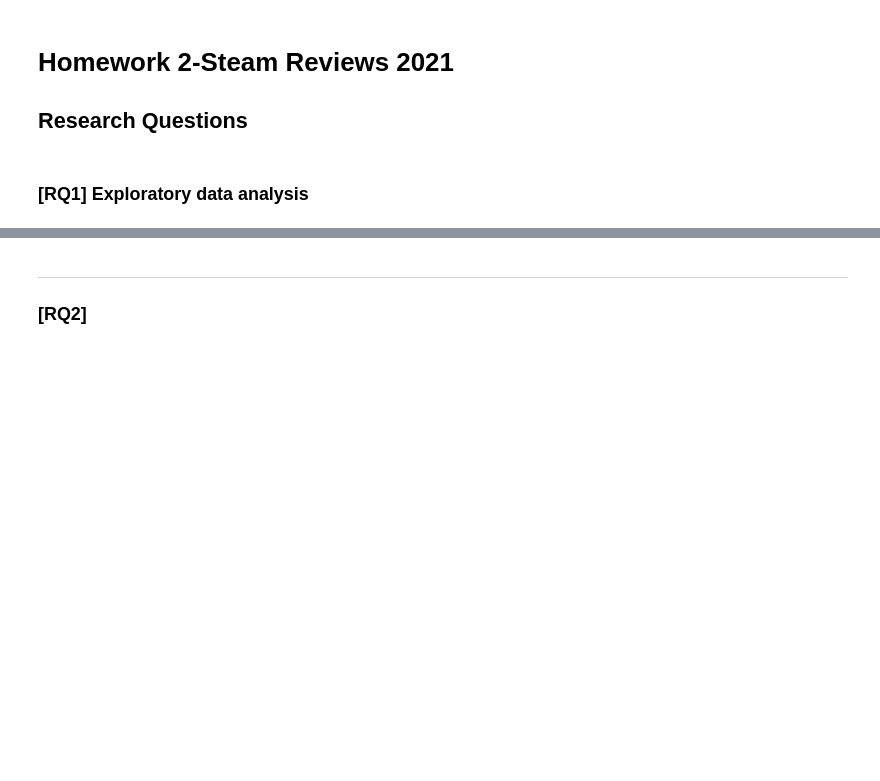
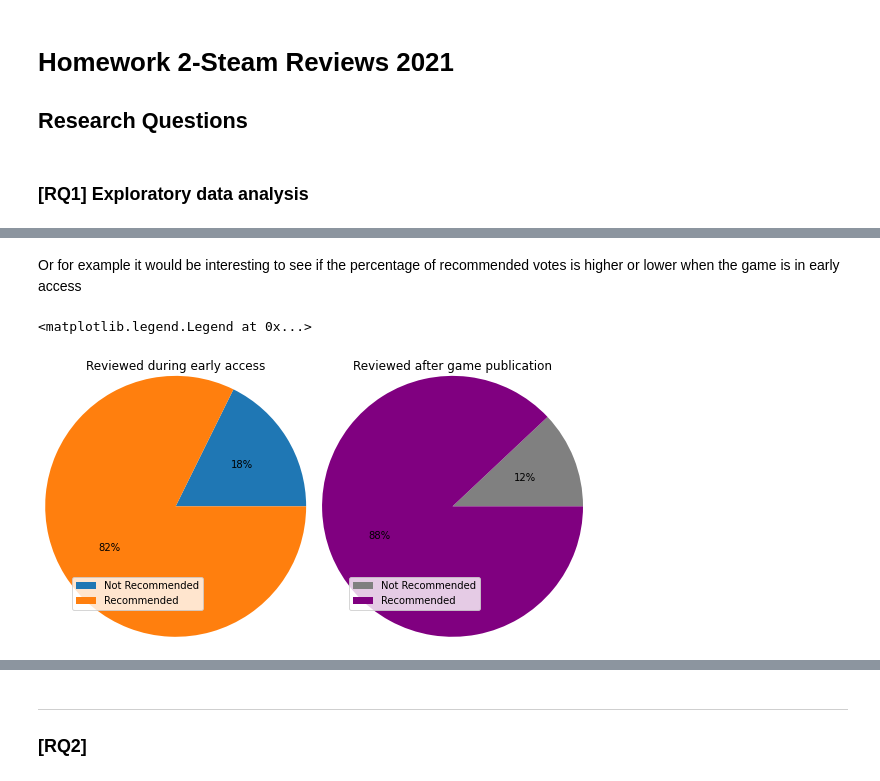
Before and after one commit to cosmin-z/ADM-HW2, a Jupyter notebook: Homework 2.ipynb, the cells around one changed output, grey strips where cells are left out. Saved outputs shown, nothing was run; the diff lists cells and outputs as text; code cells hidden in the pictures; blank space fills up the shorter version.

```diff
--- a/Homework 2.ipynb
+++ b/Homework 2.ipynb
@@ -5,0 +40,16 @@
+# %% [markdown]
+Or for example it would be interesting to see if the percentage of recommended votes is higher or lower when the game is in early access
+# %%
+fig, (ax1,ax2) = plt.subplots(1,2)
+plt.subplots_adjust(right=1.3)
+ax1.set_title('Reviewed during early access',y=1.1)
+ax1.pie(dataset[dataset['written_during_early_access']==True].groupby('recommended').review.count(),
+        labels=['Not Recommended','Recommended'],normalize=True,labeldistance=None,radius=1.5,autopct='%1.0f%%')
+ax1.legend()
+ax2.set_title('Reviewed after game publication',y=1.1)
+ax2.pie(dataset[dataset['written_during_early_access']==False].groupby('recommended').review.count(),
+        labels=['Not Recommended','Recommended'],colors=['grey','purple'],normalize=True,labeldistance=None,radius=1.5,autopct='%1.0f%%')
+ax2.legend()
+# %% [output]
+<matplotlib.legend.Legend at 0x...>
+[figure, added]
```
Also changed, not shown: parts of 21 cells of this notebook.
